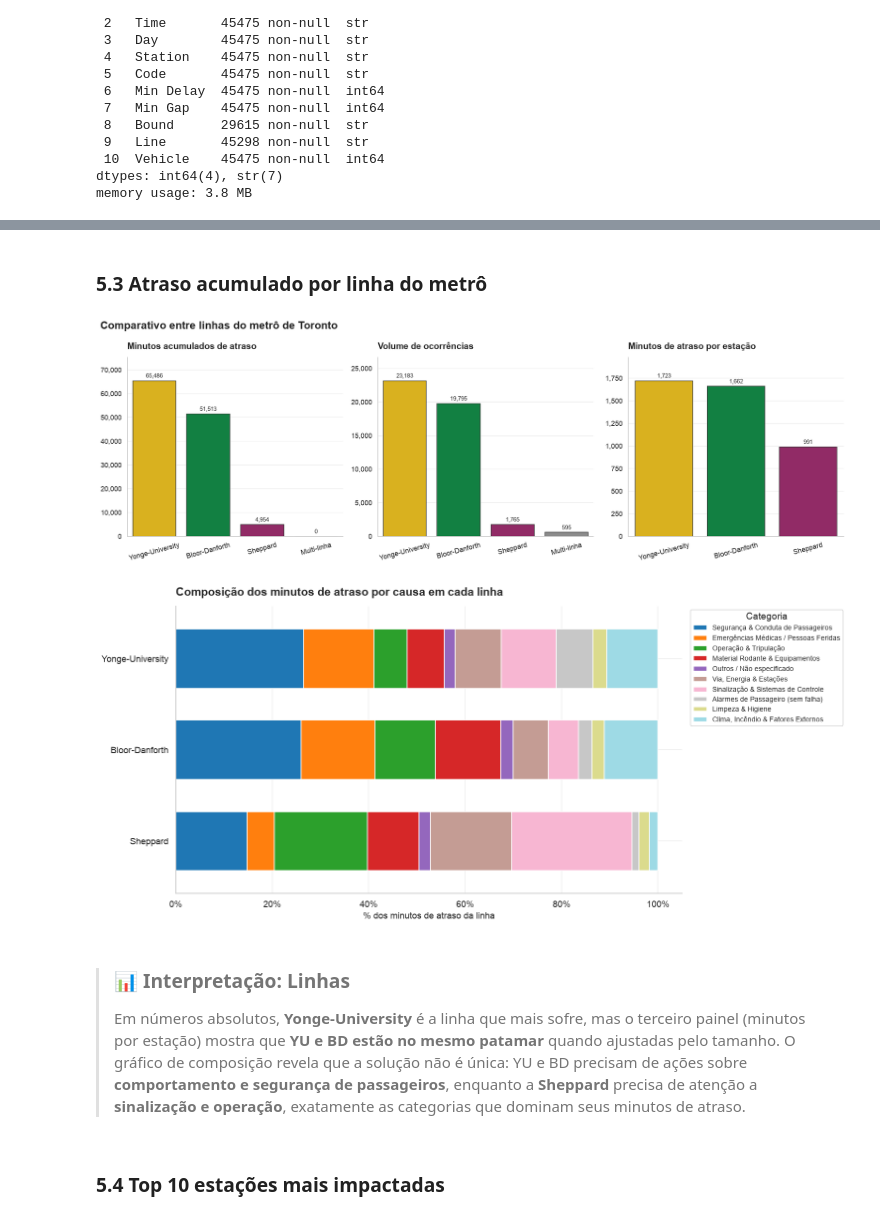
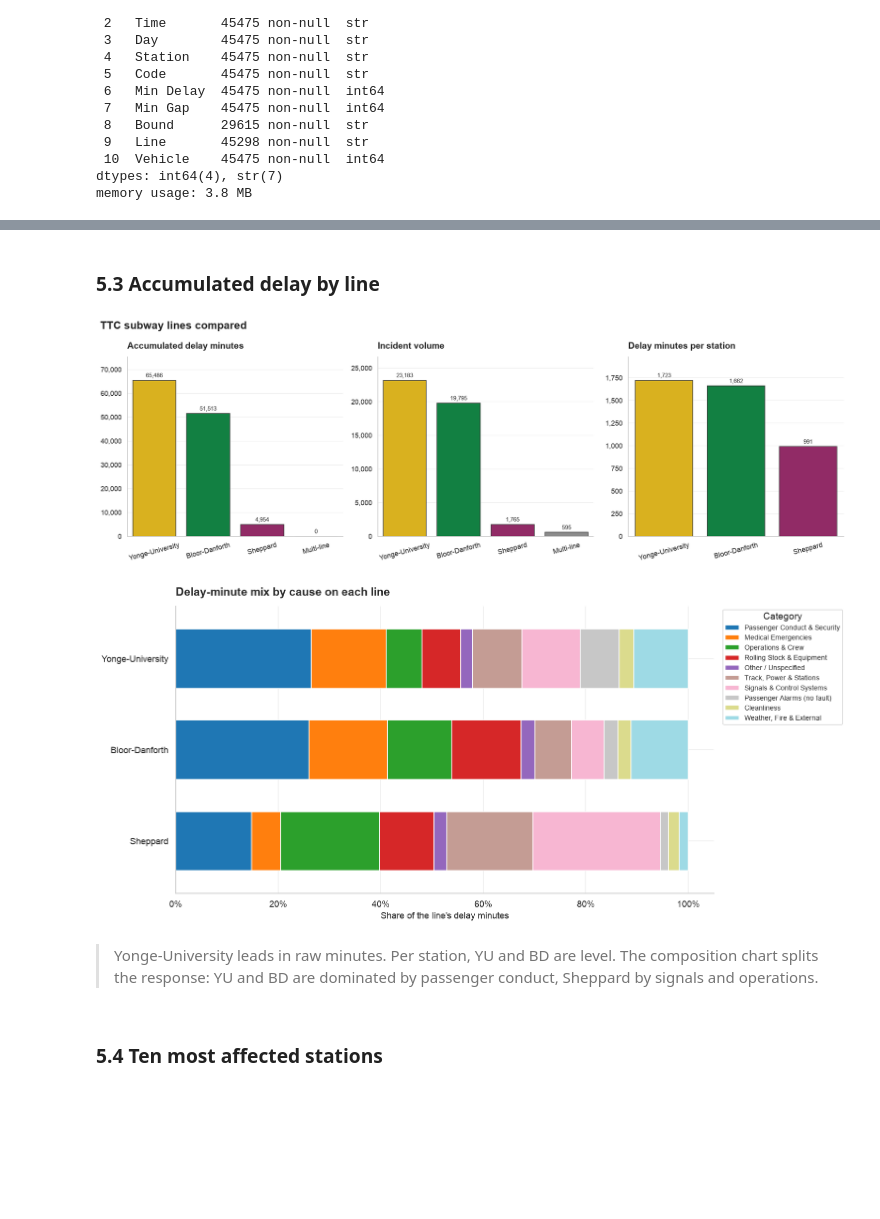
Before and after one commit to rafaelromwno/ttc-toronto, a Jupyter notebook: src/ttc_subway_delay_kdd.ipynb, the cells around one changed output, grey strips where cells are left out. Cells and saved outputs as stored; diff of their text form; code cells hidden in the pictures; blank space fills up the shorter version.

```diff
--- a/src/ttc_subway_delay_kdd.ipynb
+++ b/src/ttc_subway_delay_kdd.ipynb
@@ -950,7 +889,7 @@ def add_line_names(df: pd.DataFrame) -> pd.DataFrame:
 
 
 ANALYTICAL_COLUMNS = [
-    "_id", "Timestamp", "Date", "Time", "Day", "Day_PT", "Hour", "Is_Rush_Hour", "Period_of_Day", "Is_Weekend",
+    "_id", "Timestamp", "Date", "Time", "Day", "Hour", "Is_Rush_Hour", "Period_of_Day", "Is_Weekend",
     "Year_Month", "Station", "Station_Std", "Is_Station", "Line_Std", "Line_Name", "Bound", "Vehicle",
     "Code", "Code_Description", "Incident_Department", "Incident_Category",
     "Min Delay", "Min Gap", "Min Delay_Capped", "Min Gap_Capped", "Has_Delay", "Is_Extreme_Delay",
@@ -959,7 +898,7 @@ ANALYTICAL_COLUMNS = [
 df = add_line_names(df)[ANALYTICAL_COLUMNS]
 single_line_df = df[df["Line_Std"].isin(LINES_IN_SCOPE)]
 
-print(f"Base analítica: {df.shape[0]:,} registros × {df.shape[1]} colunas")
-print(f"Incidentes de linha única: {len(single_line_df):,} | Multi-linha: {(df['Line_Std'] == 'MULTI').sum():,}")
+print(f"Analysis table: {df.shape[0]:,} rows x {df.shape[1]} columns")
+print(f"Single-line incidents: {len(single_line_df):,} | Multi-line: {(df['Line_Std'] == 'MULTI').sum():,}")
 df.head()
 # %% [output]
@@ -986,27 +923,27 @@ A função abaixo calcula, para qualquer agrupamento, o mesmo conjunto padroniza
 # %%
 def summarize(df: pd.DataFrame, by) -> pd.DataFrame:
-    # Indicadores padronizados de frequência e severidade para qualquer agrupamento.
+    # Frequency and severity indicators for any grouping.
     summary = (
         df.groupby(by, observed=True)
           .agg(
-              Incidentes=("Code", "size"),
-              Minutos_Atraso=("Min Delay", "sum"),
-              Atraso_Medio=("Min Delay", "mean"),
-              Atraso_Medio_Robusto=("Min Delay_Capped", "mean"),
-              Gap_Medio=("Min Gap", "mean"),
-              Pct_Com_Atraso=("Has_Delay", "mean"),
+              Incidents=("Code", "size"),
+              Delay_Minutes=("Min Delay", "sum"),
+              Mean_Delay=("Min Delay", "mean"),
+              Robust_Mean_Delay=("Min Delay_Capped", "mean"),
+              Mean_Gap=("Min Gap", "mean"),
+              Pct_With_Delay=("Has_Delay", "mean"),
           )
     )
-    summary["Pct_Incidentes"] = summary["Incidentes"] / summary["Incidentes"].sum()
-    summary["Pct_Minutos"] = summary["Minutos_Atraso"] / summary["Minutos_Atraso"].sum()
+    summary["Pct_Incidents"] = summary["Incidents"] / summary["Incidents"].sum()
+    summary["Pct_Minutes"] = summary["Delay_Minutes"] / summary["Delay_Minutes"].sum()
     return summary
 
 
 def show(summary: pd.DataFrame):
-    # Exibe um resumo com formatação legível (percentuais e milhares).
+    # Readable percentages and thousands.
     return summary.style.format({
-        "Incidentes": "{:,.0f}", "Minutos_Atraso": "{:,.0f}", "Atraso_Medio": "{:.2f}",
-        "Atraso_Medio_Robusto": "{:.2f}", "Gap_Medio": "{:.2f}", "Pct_Com_Atraso": "{:.1%}",
-        "Pct_Incidentes": "{:.1%}", "Pct_Minutos": "{:.1%}",
-    }).background_gradient(subset=["Incidentes", "Minutos_Atraso"], cmap="Blues")
+        "Incidents": "{:,.0f}", "Delay_Minutes": "{:,.0f}", "Mean_Delay": "{:.2f}",
+        "Robust_Mean_Delay": "{:.2f}", "Mean_Gap": "{:.2f}", "Pct_With_Delay": "{:.1%}",
+        "Pct_Incidents": "{:.1%}", "Pct_Minutes": "{:.1%}",
+    }).background_gradient(subset=["Incidents", "Delay_Minutes"], cmap="Blues")
 # %% [markdown]
@@ -1014,4 +951,4 @@ def show(summary: pd.DataFrame):
 # %%
-category_summary = summarize(df, "Incident_Category").sort_values("Incidentes", ascending=False)
+category_summary = summarize(df, "Incident_Category").sort_values("Incidents", ascending=False)
 show(category_summary)
 # %% [output]
@@ -1600,14 +1476,14 @@ plt.show()
 # %% [markdown]
-### 5.3 Atraso acumulado por linha do metrô
+### 5.3 Accumulated delay by line
 # %%
 lines_order = line_summary.index
 colors = [LINE_COLORS[name] for name in lines_order]
 
 fig, axes = plt.subplots(1, 3, figsize=(18, 6))
 panels = [
-    ("Minutos_Atraso", "Minutos acumulados de atraso", "{:,.0f}"),
-    ("Incidentes", "Volume de ocorrências", "{:,.0f}"),
-    ("Minutos_por_Estacao", "Minutos de atraso por estação", "{:,.0f}"),
+    ("Delay_Minutes", "Accumulated delay minutes", "{:,.0f}"),
+    ("Incidents", "Incident volume", "{:,.0f}"),
+    ("Minutes_per_Station", "Delay minutes per station", "{:,.0f}"),
 ]
 for ax, (column, title, fmt) in zip(axes, panels):
     data = line_summary[column].dropna()
@@ -1618,33 +1494,28 @@ for ax, (column, title, fmt) in zip(axes, panels):
     ax.margins(y=0.15)
     ax.tick_params(axis="x", rotation=15)
     style_axis(ax, title)
-fig.suptitle("Comparativo entre linhas do metrô de Toronto", fontsize=18, fontweight="bold", x=0.01, ha="left")
+fig.suptitle("TTC subway lines compared", fontsize=18, fontweight="bold", x=0.01, ha="left")
 plt.tight_layout()
 plt.show()
 # %% [output]
-[figure, old version]
+[figure, new version]
 # %%
 fig, ax = plt.subplots(figsize=(14, 6.5))
 share_plot = line_category_share.T.loc[["Yonge-University", "Bloor-Danforth", "Sheppard"]]
 share_plot = share_plot[category_summary.index.intersection(share_plot.columns)]
 share_plot.plot(kind="barh", stacked=True, colormap="tab20", width=0.65, ax=ax, edgecolor="white")
 ax.xaxis.set_major_formatter(mticker.PercentFormatter(1.0))
-ax.legend(title="Categoria", bbox_to_anchor=(1.01, 1), loc="upper left", fontsize=9)
+ax.legend(title="Category", bbox_to_anchor=(1.01, 1), loc="upper left", fontsize=9)
 ax.invert_yaxis()
-style_axis(ax, "Composição dos minutos de atraso por causa em cada linha", "% dos minutos de atraso da linha")
+style_axis(ax, "Delay-minute mix by cause on each line", "Share of the line's delay minutes")
 plt.tight_layout()
 plt.show()
 # %% [output]
-[figure, old version]
+[figure, new version]
 # %% [markdown]
-> ### 📊 Interpretação: Linhas
->
-> Em números absolutos, **Yonge-University** é a linha que mais sofre, mas o terceiro painel (minutos por estação) mostra
-> que **YU e BD estão no mesmo patamar** quando ajustadas pelo tamanho. O gráfico de composição revela que a solução não
-> é única: YU e BD precisam de ações sobre **comportamento e segurança de passageiros**, enquanto a **Sheppard** precisa de
-> atenção a **sinalização e operação**, exatamente as categorias que dominam seus minutos de atraso.
+> Yonge-University leads in raw minutes. Per station, YU and BD are level. The composition chart splits the response: YU and BD are dominated by passenger conduct, Sheppard by signals and operations.
 # %% [markdown]
-### 5.4 Top 10 estações mais impactadas
+### 5.4 Ten most affected stations
 # %%
 fig, axes = plt.subplots(1, 2, figsize=(18, 7))
 
```
Also changed, not shown: parts of 94 cells of this notebook, 1 other file.
